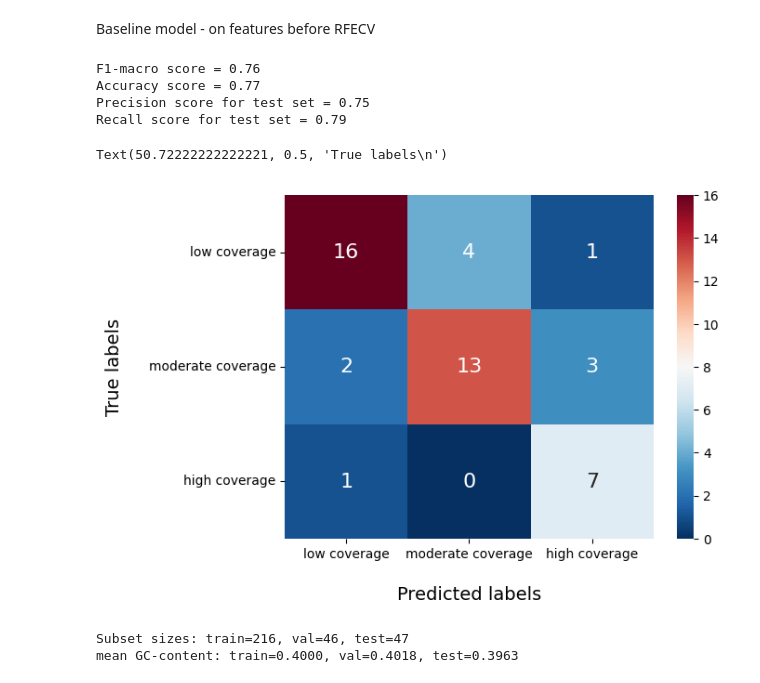
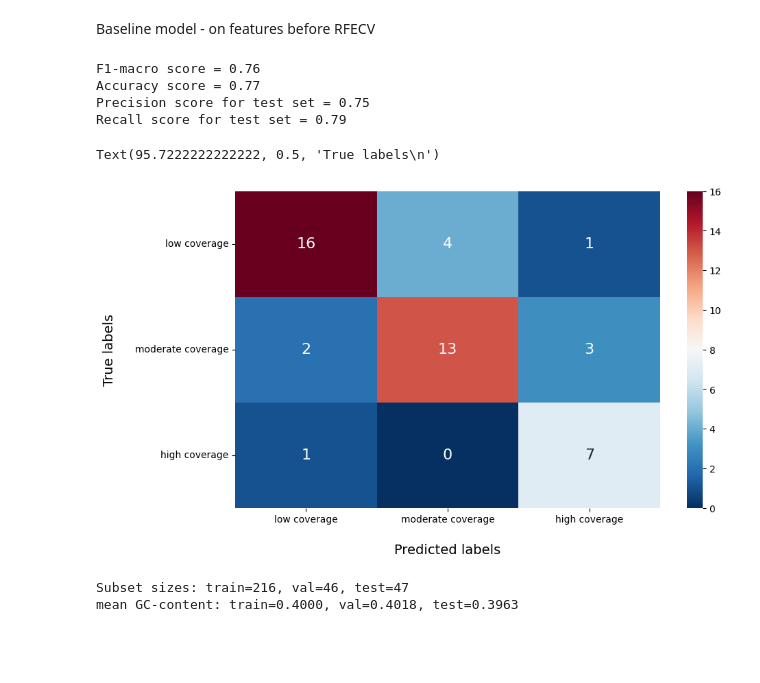
Before and after one commit to notc19/code_for_article, a Jupyter notebook: classification_model/classification_model.ipynb, the cells around one changed output. Cells and saved outputs as stored; diff of their text form; code cells hidden in the pictures; blank space fills up the shorter version.

Commit message:
figures size corrected

```diff
--- a/classification_model/classification_model.ipynb
+++ b/classification_model/classification_model.ipynb
@@ -172,36 +172,38 @@ X_test = test_df[FEATURE_COLS].values
 y_train = train_df[TARGET_COL].values
 y_val = val_df[TARGET_COL].values
 y_test = test_df[TARGET_COL].values
 
 baseline_model = xgb.XGBClassifier(random_state=42, n_jobs=-1,)
 baseline_model.fit(
     X_train, y_train,
     eval_set=[(X_val, y_val)],
     verbose=False)
 
 y_pred = baseline_model.predict(X_test)
 
 f1 = round(metrics.f1_score(y_true = y_test, y_pred = y_pred, average='macro'), 2)
 print(f'F1-macro score = {f1}')
 acc = round(metrics.accuracy_score(y_true = y_test, y_pred = y_pred), 2)
 print(f'Accuracy score = {acc}')
 prec = round(metrics.precision_score(y_true = y_test, y_pred = y_pred, average='macro'), 2)
 print(f'Precision score for test set = {prec}')
 rec = round(metrics.recall_score(y_true = y_test, y_pred = y_pred, average='macro'), 2)
 print(f'Recall score for test set = {rec}')
 conf_matr = metrics.confusion_matrix(y_true = y_test, y_pred = y_pred)
-sns.heatmap(conf_matr, annot = True, cmap = 'RdBu_r', annot_kws = {'size': 16}, fmt=".3g",
+
+fig, ax = plt.subplots(figsize=(8, 6))
+sns.heatmap(conf_matr, annot = True, cmap = 'RdBu_r', annot_kws = {'size': 16}, fmt=".3g", ax=ax,
             xticklabels=['low coverage', 'moderate coverage', 'high coverage'], yticklabels=['low coverage', 'moderate coverage', 'high coverage'])
 plt.yticks(rotation=0)
 plt.xlabel(f'\nPredicted labels', fontsize = 14)
 plt.ylabel(f'True labels\n', fontsize = 14)
 # %% [output]
 F1-macro score = 0.76
 Accuracy score = 0.77
 Precision score for test set = 0.75
 Recall score for test set = 0.79
-Text(50.72222222222221, 0.5, 'True labels\n')
+Text(95.7222222222222, 0.5, 'True labels\n')
-[figure, old version]
+[figure, new version]
 # %%
 SELECTED_FEATURES = stability_ranking_df[stability_ranking_df["selection_frequency"] > 0.7]["feature"].to_list()
 
```
Also changed, not shown: parts of 4 cells of this notebook, 7 other files.
